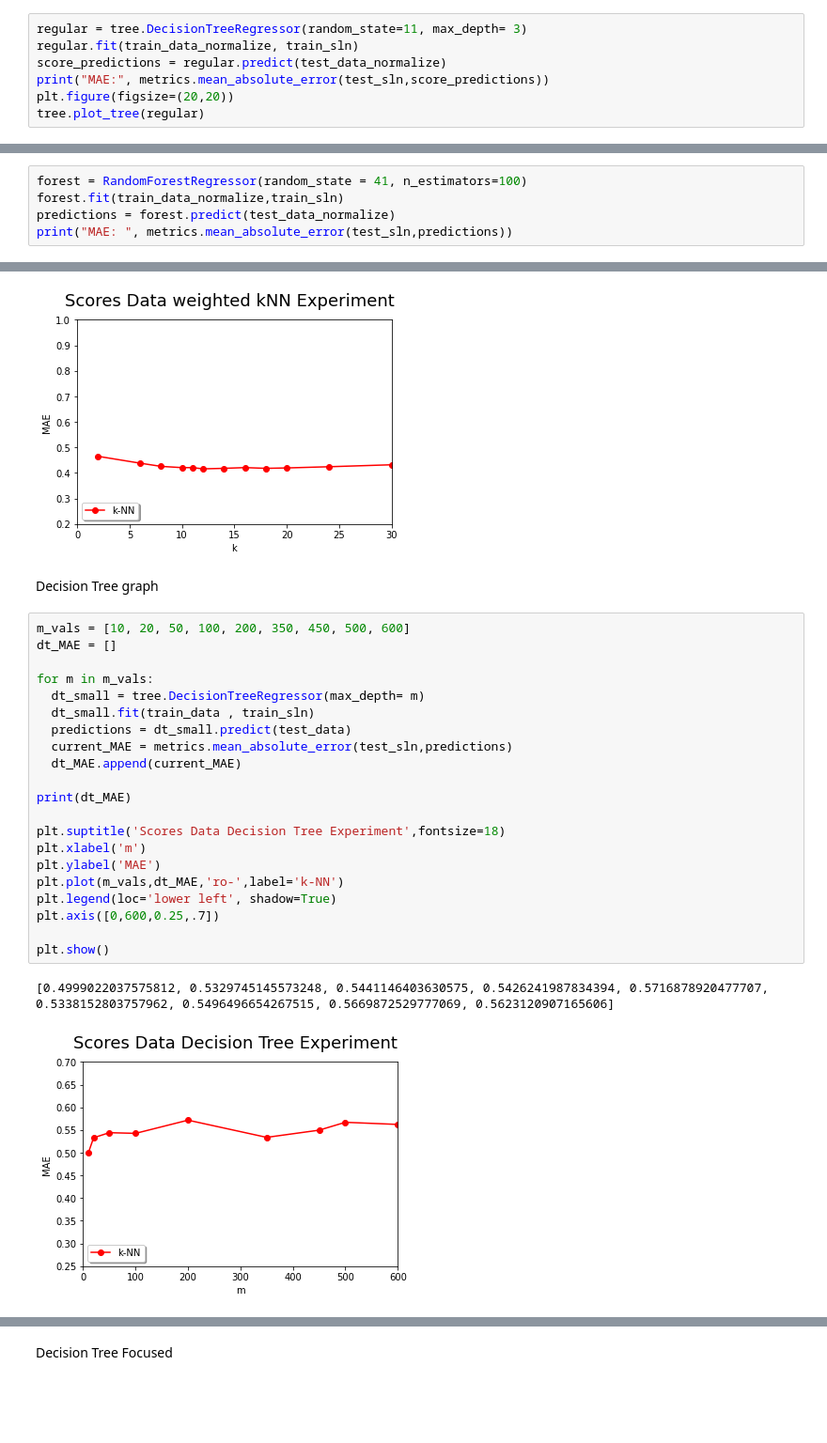
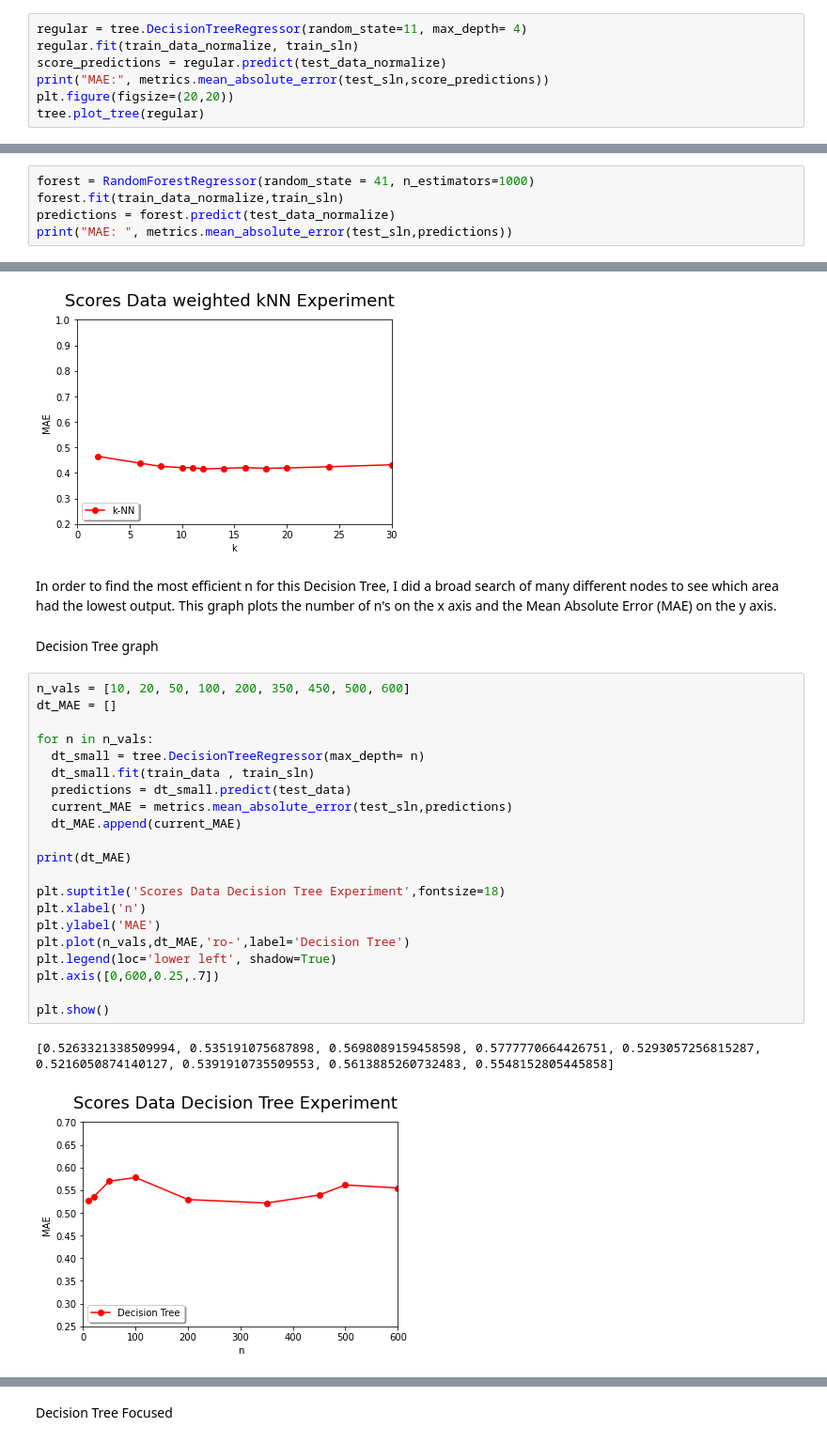
Before and after one commit to Josh-Warren11/RandomNotes, a Jupyter notebook: Project1_halfway done.ipynb, the cells around one changed output, grey strips where cells are left out. Shown: that part at 94% size. Drawn from its saved outputs; the diff is of its cells as text; blank space fills up the shorter version.

```diff
--- a/Project1_halfway done.ipynb
+++ b/Project1_halfway done.ipynb
@@ -193,7 +194,7 @@ MAE:  0.40090239161330216
 # %% [markdown]
 Normal Decision Tree
 # %%
-regular = tree.DecisionTreeRegressor(random_state=11, max_depth= 3)
+regular = tree.DecisionTreeRegressor(random_state=11, max_depth= 4)
 regular.fit(train_data_normalize, train_sln)
 score_predictions = regular.predict(test_data_normalize)
 print("MAE:", metrics.mean_absolute_error(test_sln,score_predictions))
@@ -220,7 +223,7 @@ MAE: 0.5377764067887651
 # %% [markdown]
 Normal Random Forest
 # %%
-forest = RandomForestRegressor(random_state = 41, n_estimators=100)
+forest = RandomForestRegressor(random_state = 41, n_estimators=1000)
 forest.fit(train_data_normalize,train_sln)
 predictions = forest.predict(test_data_normalize)
 print("MAE: ", metrics.mean_absolute_error(test_sln,predictions))
@@ -339,29 +352,31 @@ plt.show()
 # %% [output]
 [0.46516711335159566, 0.4383275401240064, 0.4258253890256989, 0.4208567638297085, 0.4209049192585666, 0.4161130599600345, 0.41807107755355755, 0.4210013507899261, 0.4180482983739323, 0.419686785744650 ...
 [figure]
+# %% [markdown]
+In order to find the most efficient n for this Decision Tree, I did a broad search of many different nodes to see which area had the lowest output. This graph plots the number of n's on the x axis and the Mean Absolute Error (MAE) on the y axis.
 # %% [markdown]
 Decision Tree graph
 # %%
-m_vals = [10, 20, 50, 100, 200, 350, 450, 500, 600]
+n_vals = [10, 20, 50, 100, 200, 350, 450, 500, 600]
 dt_MAE = []
 
-for m in m_vals:
-  dt_small = tree.DecisionTreeRegressor(max_depth= m)
+for n in n_vals:
+  dt_small = tree.DecisionTreeRegressor(max_depth= n)
   dt_small.fit(train_data , train_sln)
   predictions = dt_small.predict(test_data)
   current_MAE = metrics.mean_absolute_error(test_sln,predictions)
   dt_MAE.append(current_MAE)
 
 print(dt_MAE)
 
 plt.suptitle('Scores Data Decision Tree Experiment',fontsize=18)
-plt.xlabel('m')
+plt.xlabel('n')
 plt.ylabel('MAE')
-plt.plot(m_vals,dt_MAE,'ro-',label='k-NN')
+plt.plot(n_vals,dt_MAE,'ro-',label='Decision Tree')
 plt.legend(loc='lower left', shadow=True)
 plt.axis([0,600,0.25,.7])
 
 plt.show()
 # %% [output]
-[0.4999022037575812, 0.5329745145573248, 0.5441146403630575, 0.5426241987834394, 0.5716878920477707, 0.5338152803757962, 0.5496496654267515, 0.5669872529777069, 0.5623120907165606]
+[0.5263321338509994, 0.535191075687898, 0.5698089159458598, 0.5777770664426751, 0.5293057256815287, 0.5216050874140127, 0.5391910735509553, 0.5613885260732483, 0.5548152805445858]
-[figure, old version]
+[figure, new version]
```
Also changed, not shown: parts of 14 cells of this notebook.
